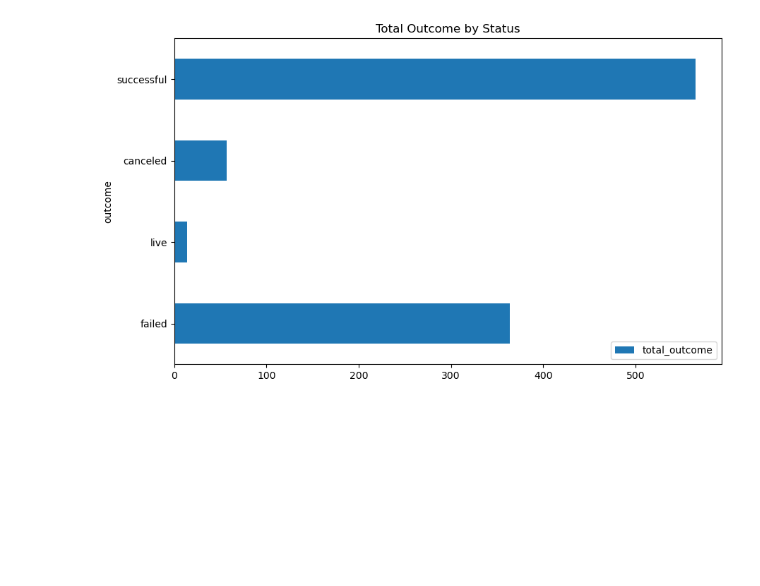
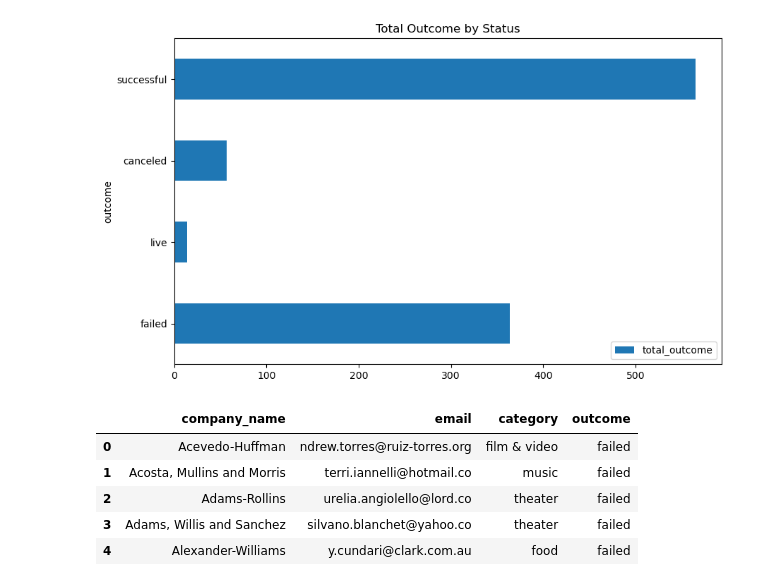
Before and after one commit to DannyPhantom2023/SMU-Project-2-Crowd-Funding, a Jupyter notebook: Final Submission/ETL_Mini_Project_Group_4.ipynb, the cells around one changed output. Saved outputs shown, nothing was run; the diff lists cells and outputs as text; code cells hidden in the pictures; blank space fills up the shorter version.

```diff
--- a/Final Submission/ETL_Mini_Project_Group_4.ipynb
+++ b/Final Submission/ETL_Mini_Project_Group_4.ipynb
@@ -715,3 +716,31 @@ plt.title("Total Outcome by Status")
 plt.show()
 # %% [output]
 [figure]
+# %%
+query2 = """
+select
+c.company_name,
+o.email,
+a.category,
+c.outcome
+
+From
+campaign c
+join contacts o on o.contact_id = c.contact_id
+join category a on a.category_id = c.category_id
+where
+outcome = 'failed'
+order by
+company_name asc;
+
+"""
+dfs2 = pd.read_sql(query2, engine)
+# %%
+dfs2.head()
+# %% [output]
+|  | company_name | email | category | outcome |
+| 0 | Acevedo-Huffman | ndrew.torres@ruiz-torres.org | film & video | failed |
+| 1 | Acosta, Mullins and Morris | terri.iannelli@hotmail.co | music | failed |
+| 2 | Adams-Rollins | urelia.angiolello@lord.co | theater | failed |
+| 3 | Adams, Willis and Sanchez | silvano.blanchet@yahoo.co | theater | failed |
+| 4 | Alexander-Williams | y.cundari@clark.com.au | food | failed |
```
Also changed, not shown: parts of 4 cells of this notebook.
